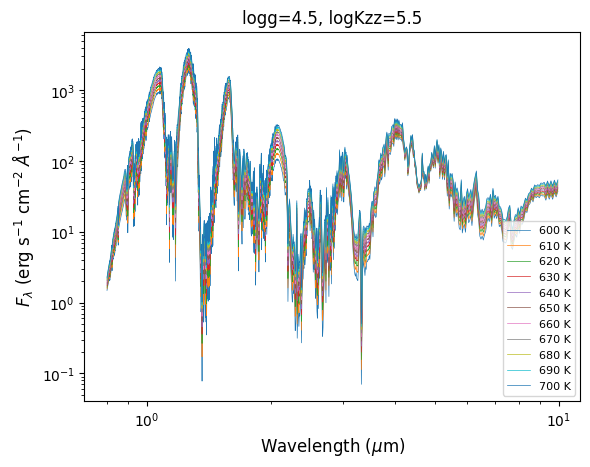
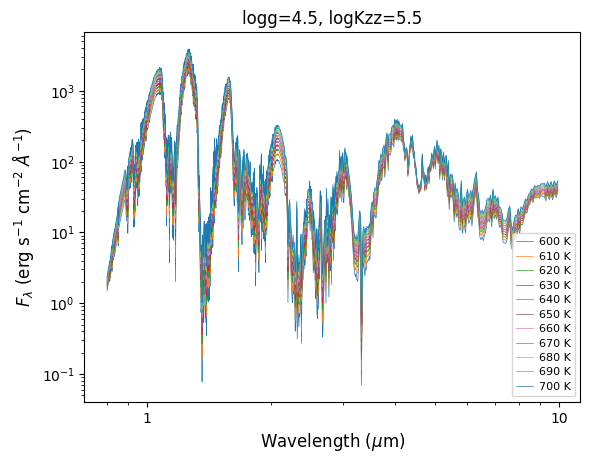
Code edit (unified diff) that turned the first committed figure into the second:
--- before
+++ after
@@ -1,2 +1,4 @@
+fig, ax = plt.subplots()
+
 xmin, xmax = 0.8, 10
 
@@ -5,8 +7,10 @@
     plt.plot(w[mask], f[mask], linewidth=0.5, label=f'{Teff[i]} K')
 
-plt.legend(fontsize=8)
+plt.legend(fontsize=8, handlelength=1.5, handletextpad=0.5, labelspacing=0.4)
 
 plt.xscale('log')
 plt.yscale('log')
+
+ax.xaxis.set_major_formatter(StrMethodFormatter('{x:.0f}'))
 
 plt.title(f'logg={params["logg"]}, logKzz={params["logKzz"]}')

Commit: Improve plots